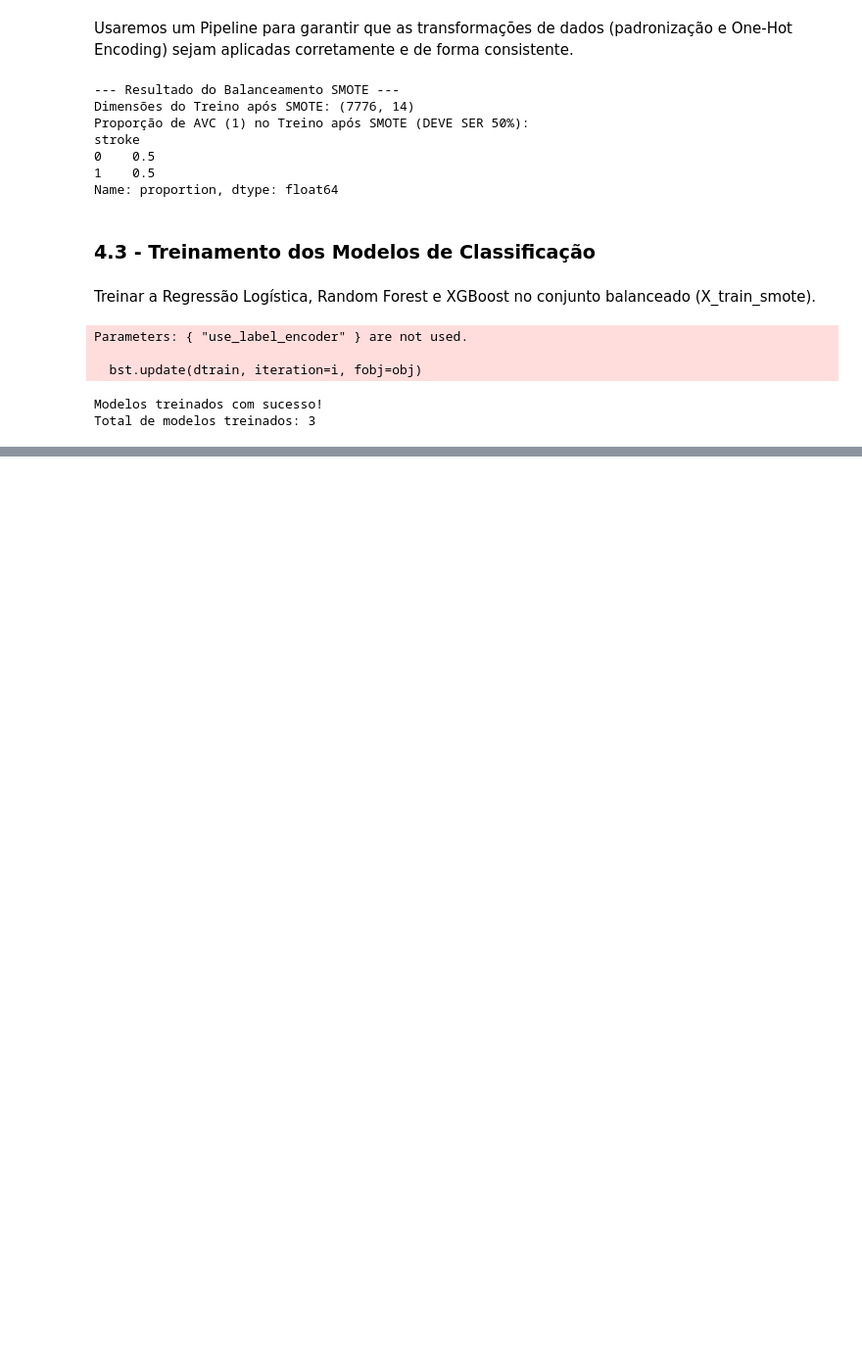
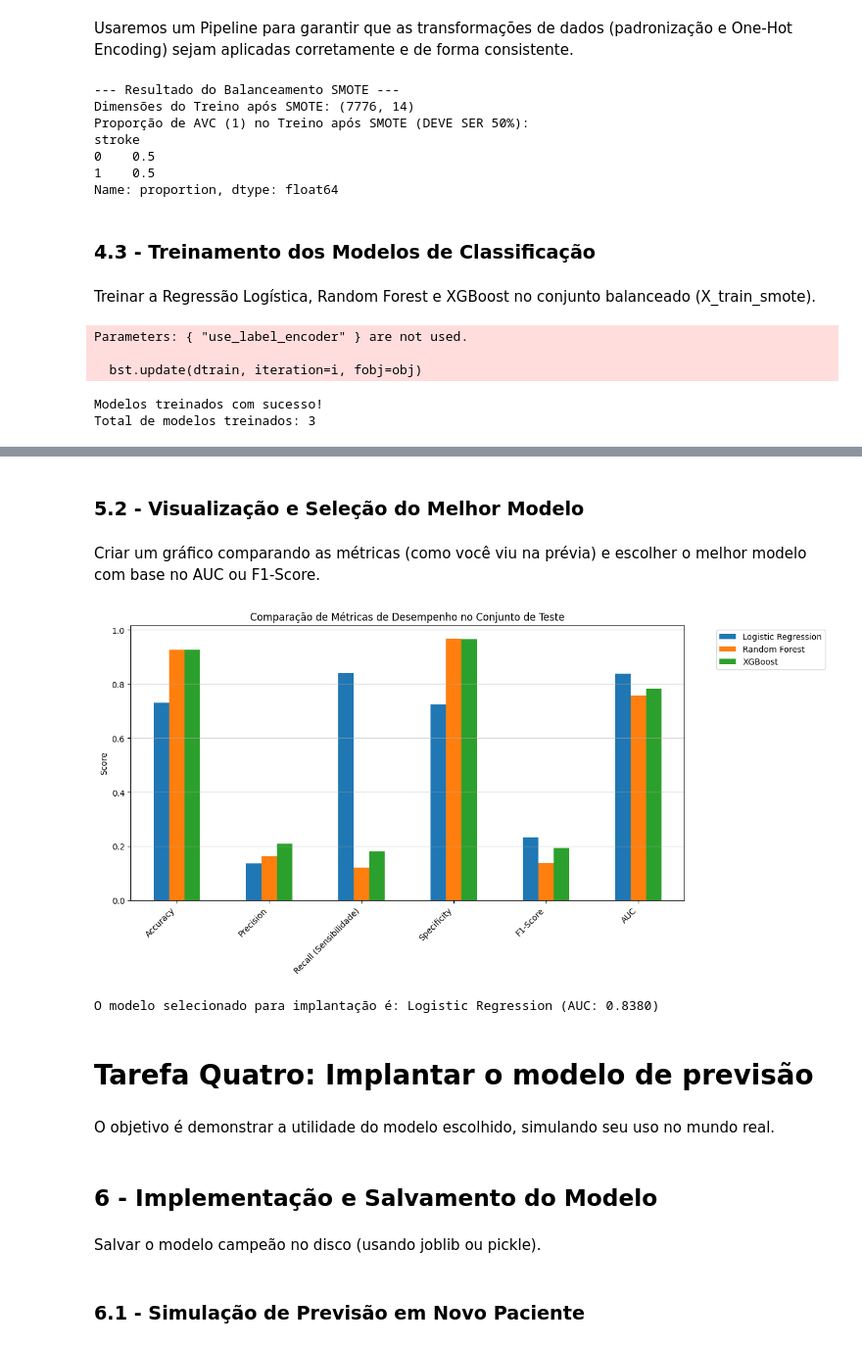
Before and after one commit to amaro-netto/analise_avc, a Jupyter notebook: scripts/stroke_prediction.ipynb, the cells around one changed output, grey strips where cells are left out. Shown: that part at 98% size. Drawn from its saved outputs; the diff is of its cells as text; code cells hidden in the pictures; blank space fills up the shorter version.

Commit message:
feat: Finaliza Task Three - Avaliação, cálculo de métricas e seleção formal do melhor modelo

```diff
--- a/scripts/stroke_prediction.ipynb
+++ b/scripts/stroke_prediction.ipynb
@@ -315,0 +327,14 @@ Total de modelos treinados: 3
+# %%
+### 5.1 Preparação do Conjunto de Teste
+
+# 1. Aplicar o Pré-processamento nos Dados de TESTE
+# Usamos 'transform' para aplicar as regras aprendidas no treino.
+X_test_processed = preprocessor.transform(X_test)
+
+# Converter o resultado para um DataFrame (para consistência)
+X_test_df = pd.DataFrame(X_test_processed, columns=feature_names)
+
+# 2. Dicionário para armazenar as métricas de cada modelo
+results = {}
+
+print("Iniciando avaliação dos modelos no conjunto de teste...")
@@ -376,0 +392,35 @@ Name: proportion, dtype: float64
+# %% [markdown]
+### 5.2 - Visualização e Seleção do Melhor Modelo
+# %% [markdown]
+Criar um gráfico comparando as métricas (como você viu na prévia) e escolher o melhor modelo com base no AUC ou F1-Score.
+# %%
+### 5.2 Visualização e Seleção do Melhor Modelo
+
+# 1. Visualizar a comparação de métricas (requisito da rubrica)
+results_df.T.plot(kind='bar', figsize=(12, 6))
+plt.title('Comparação de Métricas de Desempenho no Conjunto de Teste')
+plt.ylabel('Score')
+plt.xticks(rotation=45, ha='right')
+plt.legend(bbox_to_anchor=(1.05, 1), loc='upper left')
+plt.grid(axis='y', alpha=0.5)
+plt.show()
+
+# 2. Seleção Formal do Modelo
+# Escolhemos o modelo com o melhor AUC, pois mede a melhor capacidade geral de distinção.
+best_model_name = results_df['AUC'].idxmax()
+best_model = models[best_model_name]
+
+print(f"\nO modelo selecionado para implantação é: {best_model_name} (AUC: {results_df['AUC'].max():.4f})")
+# %% [output]
+[figure, added]
+O modelo selecionado para implantação é: Logistic Regression (AUC: 0.8380)
+# %% [markdown]
+# Tarefa Quatro: Implantar o modelo de previsão
+# %% [markdown]
+O objetivo é demonstrar a utilidade do modelo escolhido, simulando seu uso no mundo real.
+# %% [markdown]
+## 6 - Implementação e Salvamento do Modelo
+# %% [markdown]
+Salvar o modelo campeão no disco (usando joblib ou pickle).
+# %% [markdown]
+### 6.1 - Simulação de Previsão em Novo Paciente
```
Also changed, not shown: parts of 21 cells of this notebook.
